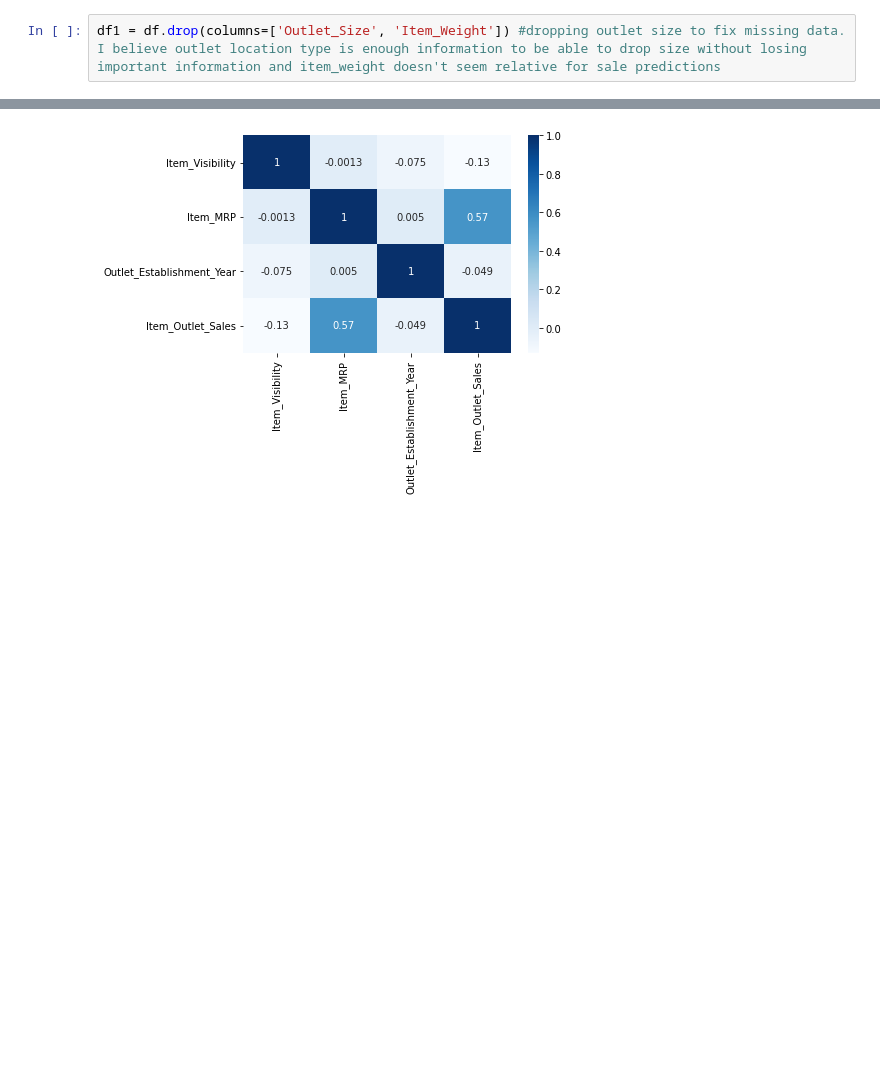
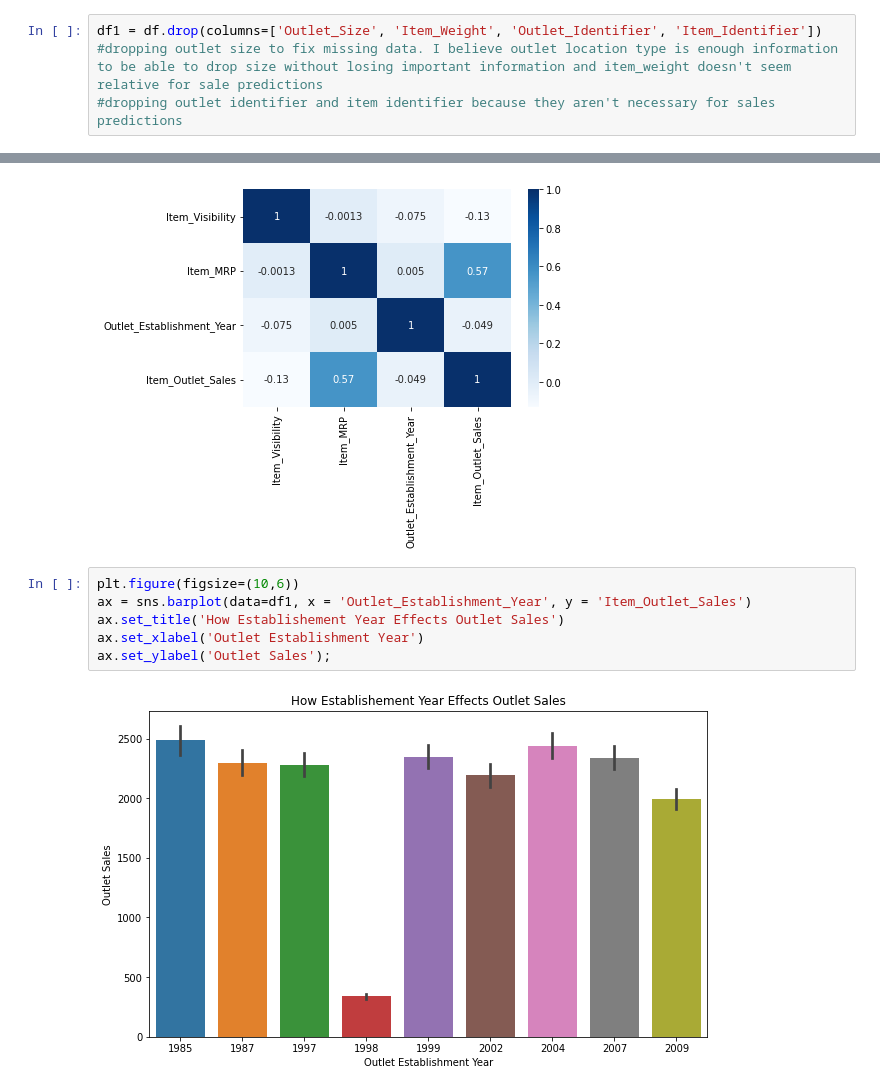
Before and after one commit to victoriawhite17/Sales_Predictions, a Jupyter notebook: Sales_Predictions.ipynb, the cells around one changed output, grey strips where cells are left out. Saved outputs shown, nothing was run; the diff lists cells and outputs as text; blank space fills up the shorter version.

```diff
--- a/Sales_Predictions.ipynb
+++ b/Sales_Predictions.ipynb
@@ -71,7 +71,9 @@ df['Item_Weight'].mean() #determining if I should fill in missing data with the
 # %% [output]
 12.857645184135976
 # %%
-df1 = df.drop(columns=['Outlet_Size', 'Item_Weight']) #dropping outlet size to fix missing data. I believe outlet location type is enough information to be able to drop size without losing important information and item_weight doesn't seem relative for sale predictions
+df1 = df.drop(columns=['Outlet_Size', 'Item_Weight', 'Outlet_Identifier', 'Item_Identifier'])
+#dropping outlet size to fix missing data. I believe outlet location type is enough information to be able to drop size without losing important information and item_weight doesn't seem relative for sale predictions
+#dropping outlet identifier and item identifier because they aren't necessary for sales predictions
 # %%
 df1.isna().sum()
 # %% [output]
@@ -149,3 +149,11 @@ corr = df1.corr()
 sns.heatmap(corr, cmap = "Blues", annot = True);
 # %% [output]
 [figure]
+# %%
+plt.figure(figsize=(10,6))
+ax = sns.barplot(data=df1, x = 'Outlet_Establishment_Year', y = 'Item_Outlet_Sales')
+ax.set_title('How Establishement Year Effects Outlet Sales')
+ax.set_xlabel('Outlet Establishment Year')
+ax.set_ylabel('Outlet Sales');
+# %% [output]
+[figure, added]
```
Also changed, not shown: parts of 4 cells of this notebook.
